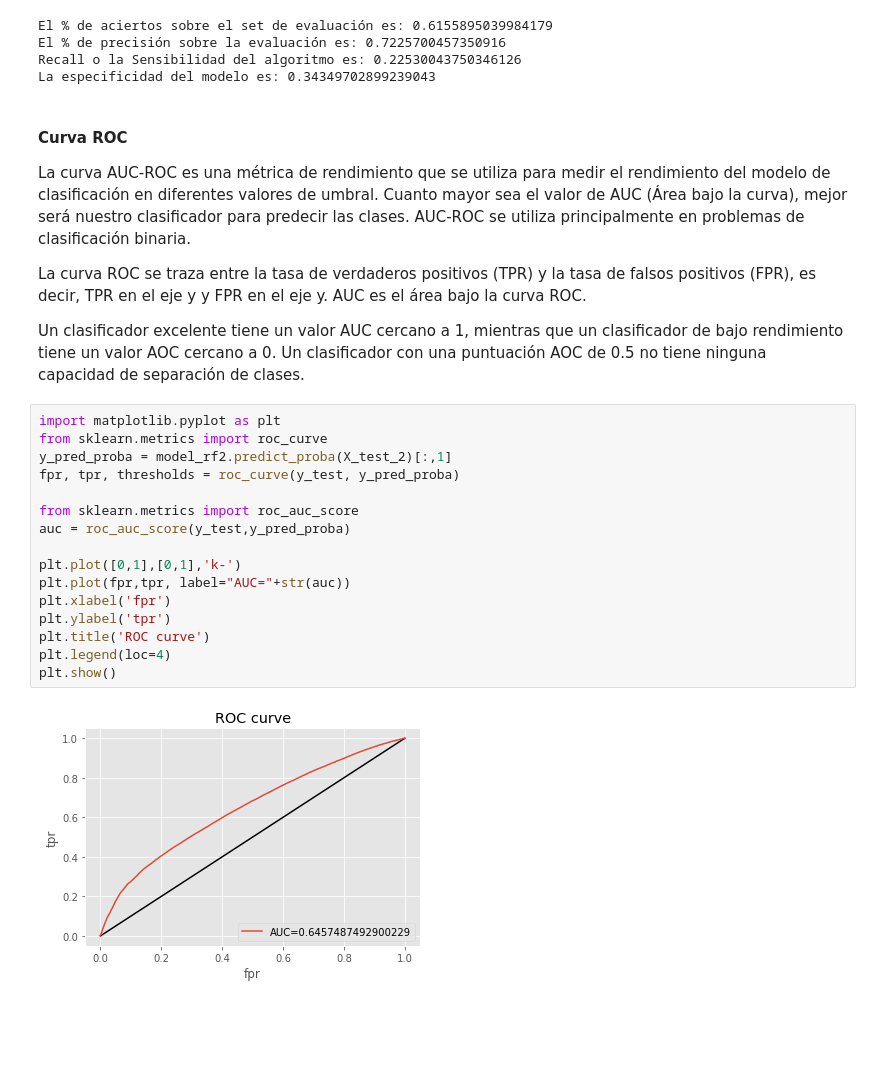
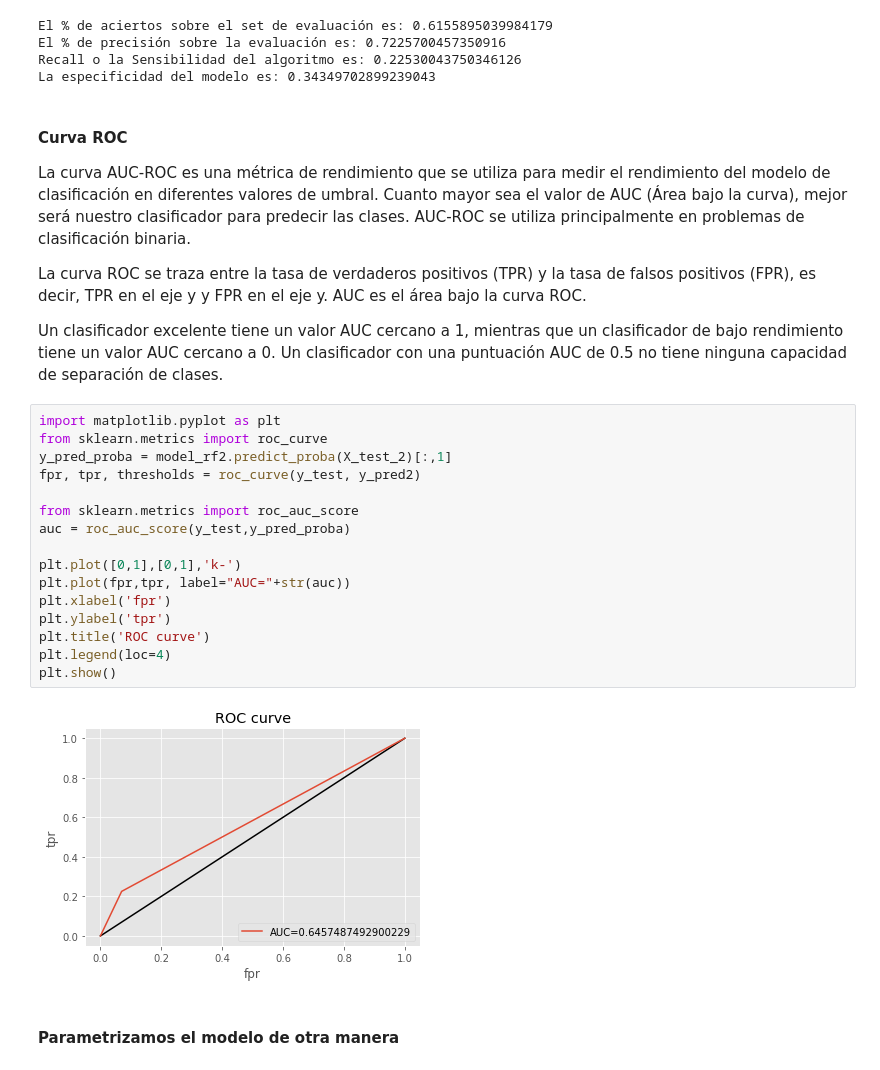
Before and after one commit to natijohansen/TP_DataScience, a Jupyter notebook: Test-PCA.ipynb, the cells around one changed output. Cells and saved outputs as stored; diff of their text form; blank space fills up the shorter version.

```diff
--- a/Test-PCA.ipynb
+++ b/Test-PCA.ipynb
@@ -379,22 +387,24 @@ La curva AUC-ROC es una métrica de rendimiento que se utiliza para medir el ren
 
 La curva ROC se traza entre la tasa de verdaderos positivos (TPR) y la tasa de falsos positivos (FPR), es decir, TPR en el eje y y FPR en el eje y. AUC es el área bajo la curva ROC.
 
-Un clasificador excelente tiene un valor AUC cercano a 1, mientras que un clasificador de bajo rendimiento tiene un valor AOC cercano a 0. Un clasificador con una puntuación AOC de 0.5 no tiene ninguna capacidad de separación de clases.
+Un clasificador excelente tiene un valor AUC cercano a 1, mientras que un clasificador de bajo rendimiento tiene un valor AUC cercano a 0. Un clasificador con una puntuación AUC de 0.5 no tiene ninguna capacidad de separación de clases.
 # %%
 import matplotlib.pyplot as plt
 from sklearn.metrics import roc_curve
 y_pred_proba = model_rf2.predict_proba(X_test_2)[:,1]
-fpr, tpr, thresholds = roc_curve(y_test, y_pred_proba)
+fpr, tpr, thresholds = roc_curve(y_test, y_pred2)
 
 from sklearn.metrics import roc_auc_score
 auc = roc_auc_score(y_test,y_pred_proba)
 
 plt.plot([0,1],[0,1],'k-')
 plt.plot(fpr,tpr, label="AUC="+str(auc))
 plt.xlabel('fpr')
 plt.ylabel('tpr')
 plt.title('ROC curve')
 plt.legend(loc=4)
 plt.show()
 # %% [output]
-[figure, old version]
+[figure, new version]
+# %% [markdown]
+#### Parametrizamos el modelo de otra manera
```
Also changed, not shown: parts of 5 cells of this notebook.
